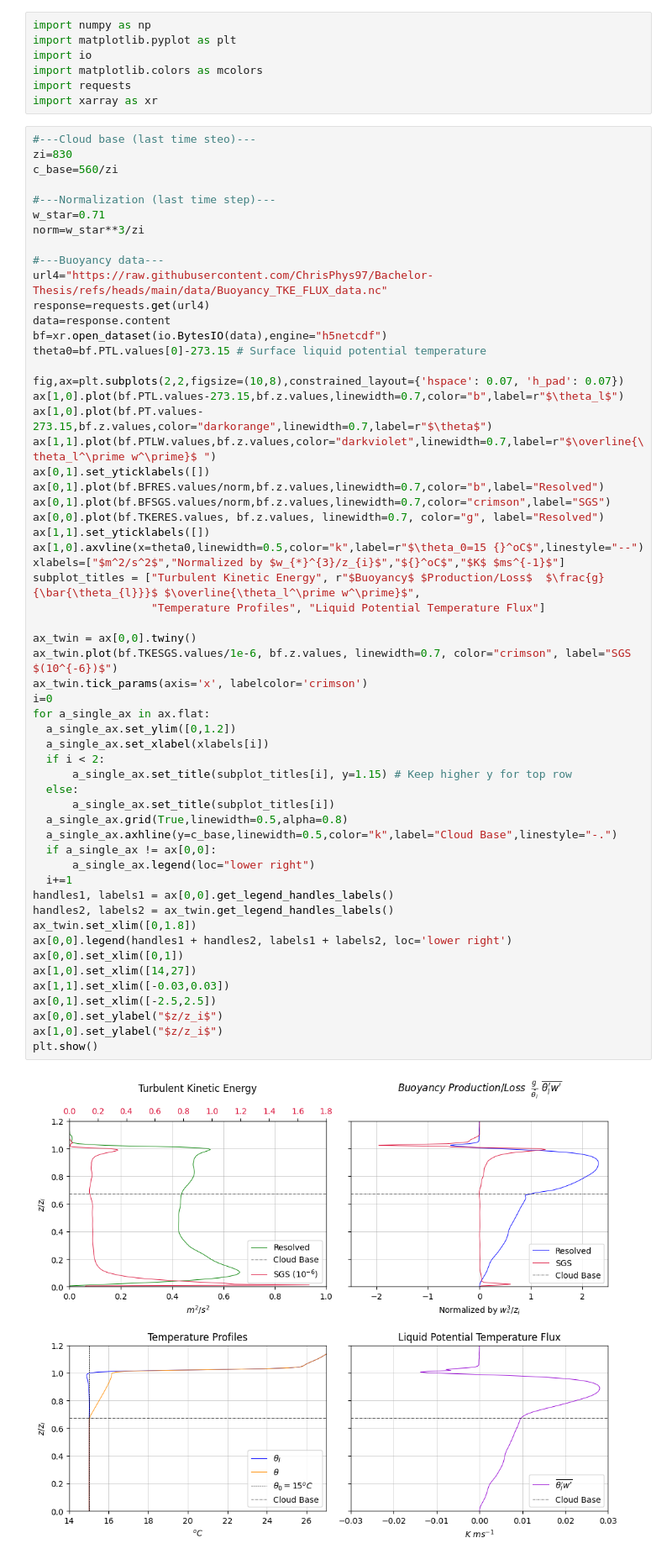
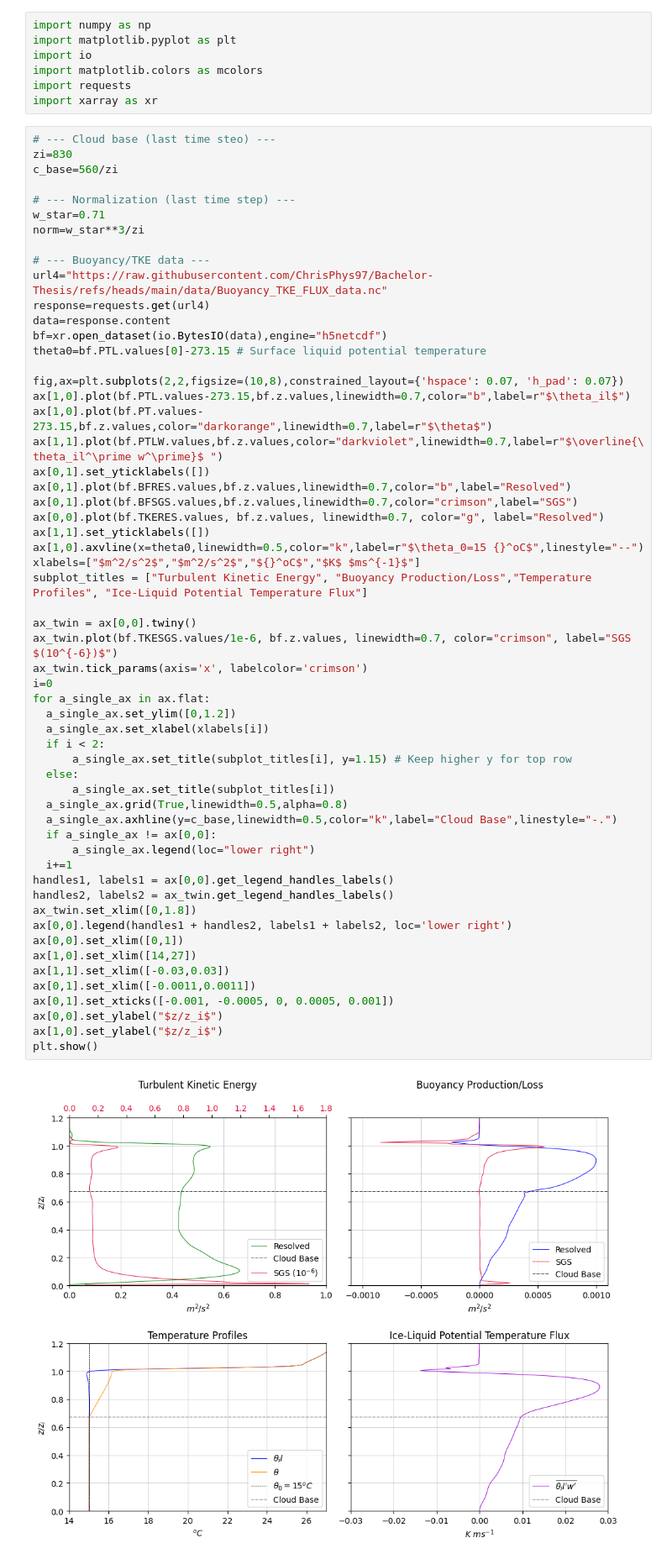
Before and after one commit to ChrisPhys97/Bachelor-Thesis, a Jupyter notebook: TKE-Buoyancy Results.ipynb, the cells around one changed output. Shown at 84% size. Cells and saved outputs as stored; diff of their text form.

```diff
--- a/TKE-Buoyancy Results.ipynb
+++ b/TKE-Buoyancy Results.ipynb
@@ -6,15 +6,15 @@ import matplotlib.colors as mcolors
 import requests
 import xarray as xr
 # %%
-#---Cloud base (last time steo)---
+# --- Cloud base (last time steo) ---
 zi=830
 c_base=560/zi
 
-#---Normalization (last time step)---
+# --- Normalization (last time step) ---
 w_star=0.71
 norm=w_star**3/zi
 
-#---Buoyancy data---
+# --- Buoyancy/TKE data ---
 url4="https://raw.githubusercontent.com/ChrisPhys97/Bachelor-Thesis/refs/heads/main/data/Buoyancy_TKE_FLUX_data.nc"
 response=requests.get(url4)
 data=response.content
@@ -22,45 +22,45 @@ bf=xr.open_dataset(io.BytesIO(data),engine="h5netcdf")
 theta0=bf.PTL.values[0]-273.15 # Surface liquid potential temperature
 
 fig,ax=plt.subplots(2,2,figsize=(10,8),constrained_layout={'hspace': 0.07, 'h_pad': 0.07})
-ax[1,0].plot(bf.PTL.values-273.15,bf.z.values,linewidth=0.7,color="b",label=r"$\theta_l$")
+ax[1,0].plot(bf.PTL.values-273.15,bf.z.values,linewidth=0.7,color="b",label=r"$\theta_il$")
 ax[1,0].plot(bf.PT.values-273.15,bf.z.values,color="darkorange",linewidth=0.7,label=r"$\theta$")
-ax[1,1].plot(bf.PTLW.values,bf.z.values,color="darkviolet",linewidth=0.7,label=r"$\overline{\theta_l^\prime w^\prime}$ ")
+ax[1,1].plot(bf.PTLW.values,bf.z.values,color="darkviolet",linewidth=0.7,label=r"$\overline{\theta_il^\prime w^\prime}$ ")
 ax[0,1].set_yticklabels([])
-ax[0,1].plot(bf.BFRES.values/norm,bf.z.values,linewidth=0.7,color="b",label="Resolved")
-ax[0,1].plot(bf.BFSGS.values/norm,bf.z.values,linewidth=0.7,color="crimson",label="SGS")
+ax[0,1].plot(bf.BFRES.values,bf.z.values,linewidth=0.7,color="b",label="Resolved")
+ax[0,1].plot(bf.BFSGS.values,bf.z.values,linewidth=0.7,color="crimson",label="SGS")
 ax[0,0].plot(bf.TKERES.values, bf.z.values, linewidth=0.7, color="g", label="Resolved")
 ax[1,1].set_yticklabels([])
 ax[1,0].axvline(x=theta0,linewidth=0.5,color="k",label=r"$\theta_0=15 {}^oC$",linestyle="--")
-xlabels=["$m^2/s^2$","Normalized by $w_{*}^{3}/z_{i}$","${}^oC$","$K$ $ms^{-1}$"]
-subplot_titles = ["Turbulent Kinetic Energy", r"$Buoyancy$ $Production/Loss$  $\frac{g}{\bar{\theta_{l}}}$ $\overline{\theta_l^\prime w^\prime}$",
-                  "Temperature Profiles", "Liquid Potential Temperature Flux"]
+xlabels=["$m^2/s^2$","$m^2/s^2$","${}^oC$","$K$ $ms^{-1}$"]
+subplot_titles = ["Turbulent Kinetic Energy", "Buoyancy Production/Loss","Temperature Profiles", "Ice-Liquid Potential Temperature Flux"]
 
 ax_twin = ax[0,0].twiny()
 ax_twin.plot(bf.TKESGS.values/1e-6, bf.z.values, linewidth=0.7, color="crimson", label="SGS $(10^{-6})$")
 ax_twin.tick_params(axis='x', labelcolor='crimson')
 i=0
 for a_single_ax in ax.flat:
   a_single_ax.set_ylim([0,1.2])
   a_single_ax.set_xlabel(xlabels[i])
   if i < 2:
       a_single_ax.set_title(subplot_titles[i], y=1.15) # Keep higher y for top row
   else:
       a_single_ax.set_title(subplot_titles[i])
   a_single_ax.grid(True,linewidth=0.5,alpha=0.8)
   a_single_ax.axhline(y=c_base,linewidth=0.5,color="k",label="Cloud Base",linestyle="-.")
   if a_single_ax != ax[0,0]:
       a_single_ax.legend(loc="lower right")
   i+=1
 handles1, labels1 = ax[0,0].get_legend_handles_labels()
 handles2, labels2 = ax_twin.get_legend_handles_labels()
 ax_twin.set_xlim([0,1.8])
 ax[0,0].legend(handles1 + handles2, labels1 + labels2, loc='lower right')
 ax[0,0].set_xlim([0,1])
 ax[1,0].set_xlim([14,27])
 ax[1,1].set_xlim([-0.03,0.03])
-ax[0,1].set_xlim([-2.5,2.5])
+ax[0,1].set_xlim([-0.0011,0.0011])
+ax[0,1].set_xticks([-0.001, -0.0005, 0, 0.0005, 0.001])
 ax[0,0].set_ylabel("$z/z_i$")
 ax[1,0].set_ylabel("$z/z_i$")
 plt.show()
 # %% [output]
-[figure, old version]
+[figure, new version]
```
